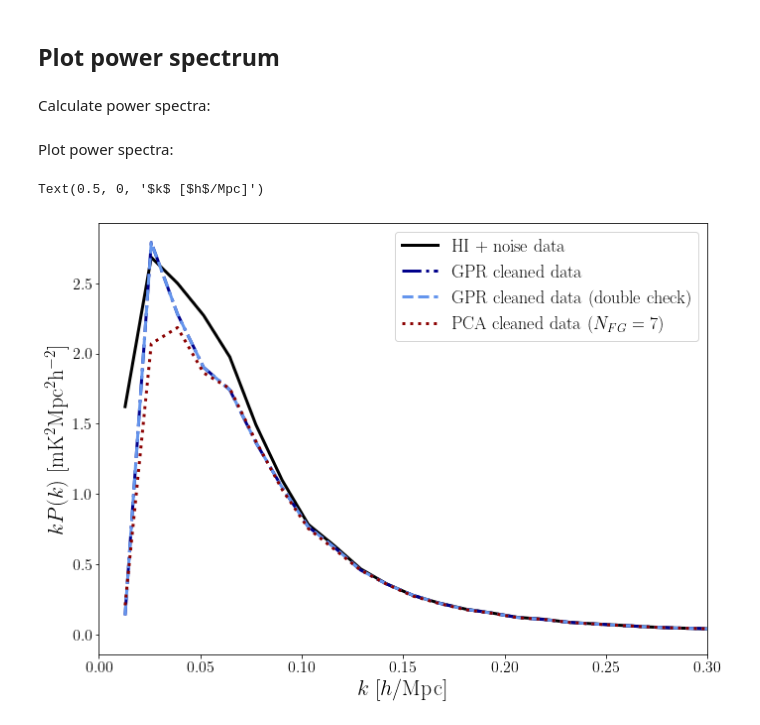
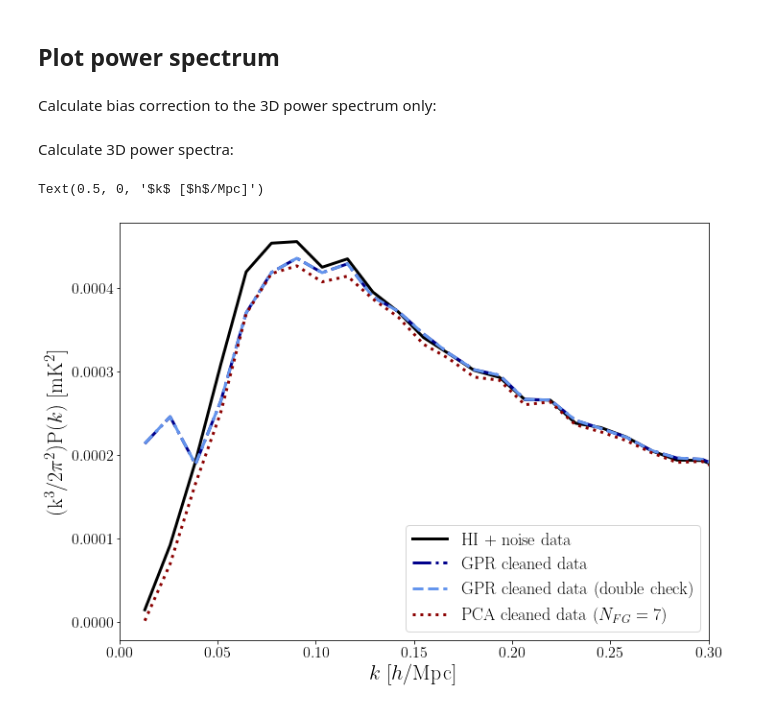
Before and after one commit to paulassoares/gpr4im, a Jupyter notebook: Jupyter Notebooks/GPR_workshop.ipynb, the cells around one changed output. Saved outputs shown, nothing was run; the diff lists cells and outputs as text; code cells hidden in the pictures.

Commit message:
updated output of gpr function, data file format, and updated workshop and bias nbs

```diff
--- a/Jupyter Notebooks/GPR_workshop.ipynb
+++ b/Jupyter Notebooks/GPR_workshop.ipynb
@@ -114,13 +89,13 @@ Parameters for running GPR:
 - `heteroscedastic`: if True, runs Heteroscedastic regression model (where the noise variance changes with frequency) (Note: you cannot have noise=False and heteroscedastic=True at the same time, to set noise to zero set heteroscedastic=False too). If False, the noise variance will be assumed to be constant with frequency.
 - `invert`: if True, inverts data in the frequency direction
 # %%
-Input = FGwpol_HI_noise_smoothed
-num_restarts=10
-NprePCA=0
-noise_data=noise_smoothed
-zero_noise=False
-heteroscedastic=True
-invert=True
+Input = FGwpol_HI_noise_data
+num_restarts = 10
+NprePCA = 0
+noise_data = None
+zero_noise = True
+heteroscedastic = False
+invert = False
 # %% [markdown]
 Prepare the data for running GPR:
 # %%
@@ -346,0 +269,4 @@ plt.subplots_adjust(hspace=0.04)
+# %%
+gpr_result2 = fg.GPRclean(Input, freqs, kern_fg, kern_21, NprePCA=NprePCA,
+                                          noise_data=noise_data, heteroscedastic=heteroscedastic,
+                                          zero_noise=zero_noise, invert=invert)
@@ -384,24 +334,28 @@ w = W = np.ones((nx,ny,nz))
+# %% [markdown]
+Calculate bias correction to the 3D power spectrum only:
+# %%
+n_samples = 10
+pk_corr = pk.get_biascorr(gpr_result.fgcov, Input, n_samples, lx, ly, lz, kbins, kbins, w, W)[0]
+pk_corr2 = pk.get_biascorr(gpr_result2.fgcov, Input, n_samples, lx, ly, lz, kbins, kbins, w, W)[0]
 # %% [markdown]
-Calculate power spectra:
+Calculate 3D power spectra:
 # %%
-pk_HI = pk.getpk(HI_noise_smoothed,w,W,nx,ny,nz,lx,ly,lz,kbins)[0]
-pk_GPR = pk.getpk(gpr_res,w,W,nx,ny,nz,lx,ly,lz,kbins)[0]
-pk_GPR2 = pk.getpk(gpr_res2,w,W,nx,ny,nz,lx,ly,lz,kbins)[0] # double checking we get the same result
-pk_PCA7 = pk.getpk(pca_res_7,w,W,nx,ny,nz,lx,ly,lz,kbins)[0]
+pk_HI = pk.getpk(HI_noise_data,w,W,nx,ny,nz,lx,ly,lz,kbins)[0]
+pk_GPR = pk.getpk(gpr_result.res,w,W,nx,ny,nz,lx,ly,lz,kbins)[0] + pk_corr
+pk_GPR2 = pk.getpk(gpr_result2.res,w,W,nx,ny,nz,lx,ly,lz,kbins)[0] + pk_corr2
+pk_PCA3 = pk.getpk(pca_res_7,w,W,nx,ny,nz,lx,ly,lz,kbins)[0]
-# %% [markdown]
-Plot power spectra:
 # %%
 plt.figure(figsize=(11,8))
 
-plt.plot(k, (k*pk_HI),ls='solid', lw=3, c='k', label = r'HI + noise data')
-plt.plot(k, (k*pk_GPR),ls='dashdot', lw=3, c='darkblue', label = r'GPR cleaned data')
-plt.plot(k, (k*pk_GPR2),ls='dashed', lw=3, c='cornflowerblue', label = r'GPR cleaned data (double check)')
-plt.plot(k, (k*pk_PCA7),ls='dotted', lw=3, c='darkred', label = r'PCA cleaned data ($N_{FG}=7$)')
+plt.plot(k, (k*k*k*pk_HI)/(2*np.pi*np.pi), ls='solid', lw=3, c='k', label = r'HI + noise data')
+plt.plot(k, (k*k*k*pk_GPR)/(2*np.pi*np.pi), ls='dashdot', lw=3, c='darkblue', label = r'GPR cleaned data')
+plt.plot(k, (k*k*k*pk_GPR2)/(2*np.pi*np.pi), ls='dashed', lw=3, c='cornflowerblue', label = r'GPR cleaned data (double check)')
+plt.plot(k, (k*k*k*pk_PCA3)/(2*np.pi*np.pi), ls='dotted', lw=3, c='darkred', label = r'PCA cleaned data ($N_{FG}=7$)')
 
 plt.legend(fontsize=18)
 plt.xlim(0,0.3)
-plt.ylabel('$kP(k)$ [mK$^2$Mpc$^2$h$^{-2}$]', fontsize=22)
+plt.ylabel('(k$^3$/2$\pi^2$)P($k$) [mK$^2$]', fontsize=22)
 plt.xlabel('$k$ [$h$/Mpc]', fontsize=22)
 # %% [output]
 Text(0.5, 0, '$k$ [$h$/Mpc]')
-[figure, old version]
+[figure, new version]
```
Also changed, not shown: parts of 36 cells of this notebook, 6 other files.
